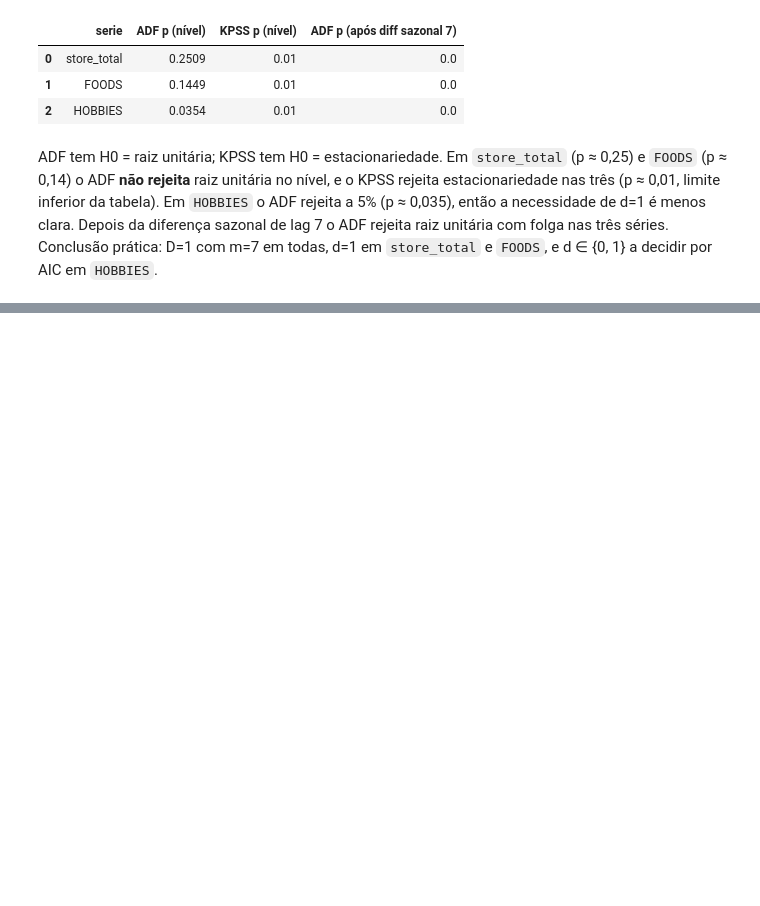
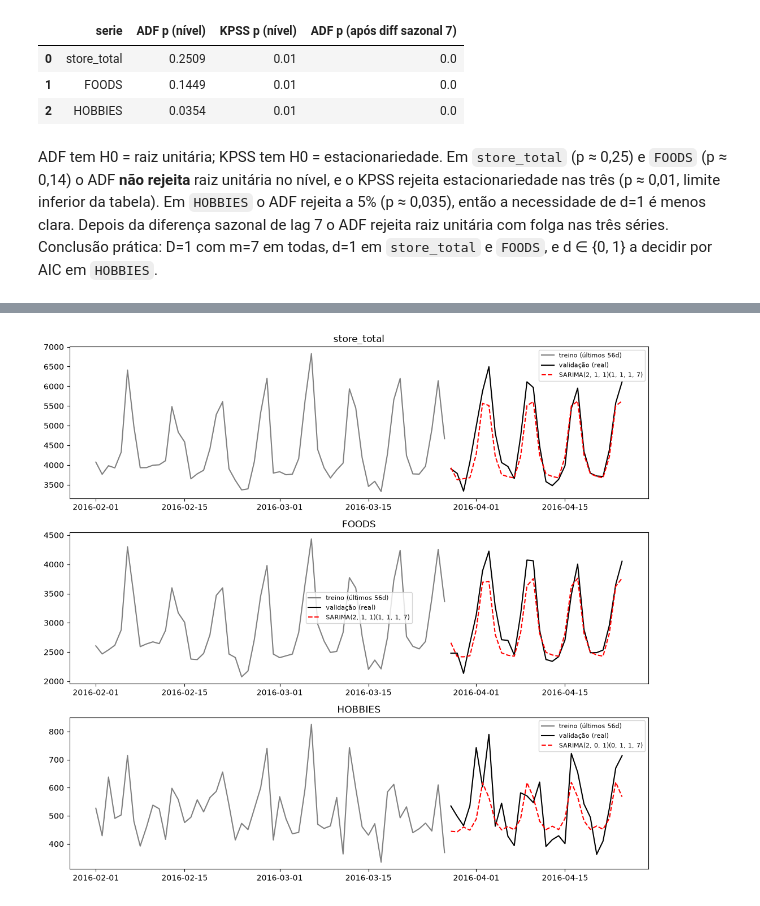
Before and after one commit to JaimeWillianCarneiro/Series-Temporais-G5, a Jupyter notebook: analise_task1.ipynb, the cells around one changed output, grey strips where cells are left out. Cells and saved outputs as stored; diff of their text form; code cells hidden in the pictures; blank space fills up the shorter version.

```diff
--- a/src/entrega_1/01_diagnostico_visual.ipynb
+++ b/analise_task1.ipynb
@@ -459,0 +595,9 @@ ADF tem H0 = raiz unitária; KPSS tem H0 = estacionariedade. Em `store_total` (p
+# %%
+prev_sarima, linhas = {}, []
+for s in SERIES:
+    y_tr, y_va = treino[s].to_numpy(float), val[s].to_numpy(float)
+    prev_sarima[s] = run.prever_sarima(y_tr, *ordens[s], h)
+    mae, rmse, mase = calcular_metricas(y_tr, y_va, prev_sarima[s])
+    linhas.append({"series": s, "modelo": "sarima", "ordem": f"{ordens[s][0]}{ordens[s][1]}", "mae": mae, "rmse": rmse, "mase": mase})
+metricas_sarima = pd.DataFrame(linhas)
+metricas_sarima.round(3)
@@ -459,0 +630,10 @@ ADF tem H0 = raiz unitária; KPSS tem H0 = estacionariedade. Em `store_total` (p
+# %%
+fig, ax = plt.subplots(3, 1, figsize=(11, 10))
+for a, s in zip(ax, SERIES):
+    a.plot(treino.date.tail(56), treino[s].tail(56), color="gray", label="treino (últimos 56d)")
+    a.plot(val.date, val[s], color="black", label="validação (real)")
+    a.plot(val.date, prev_sarima[s], color="red", ls="--", label=f"SARIMA{ordens[s][0]}{ordens[s][1]}")
+    a.set_title(s); a.legend(fontsize=8)
+fig.tight_layout()
+# %% [output]
+[figure, added]
```
Also changed, not shown: parts of 53 cells of this notebook, 7 other files.
